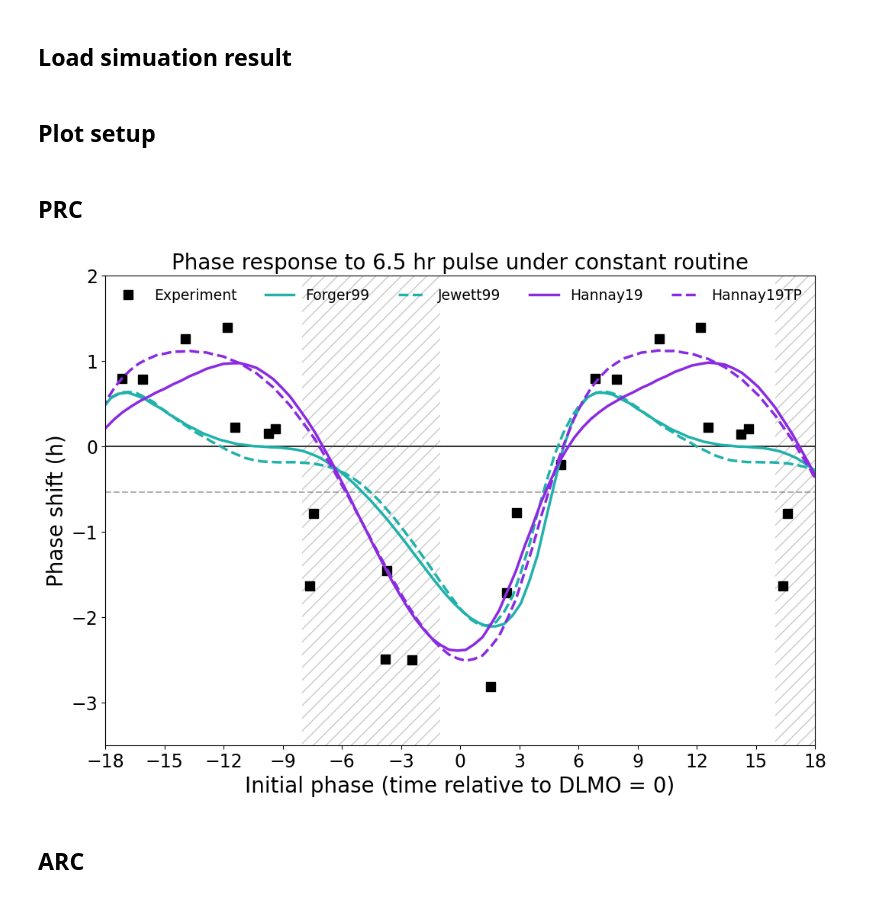
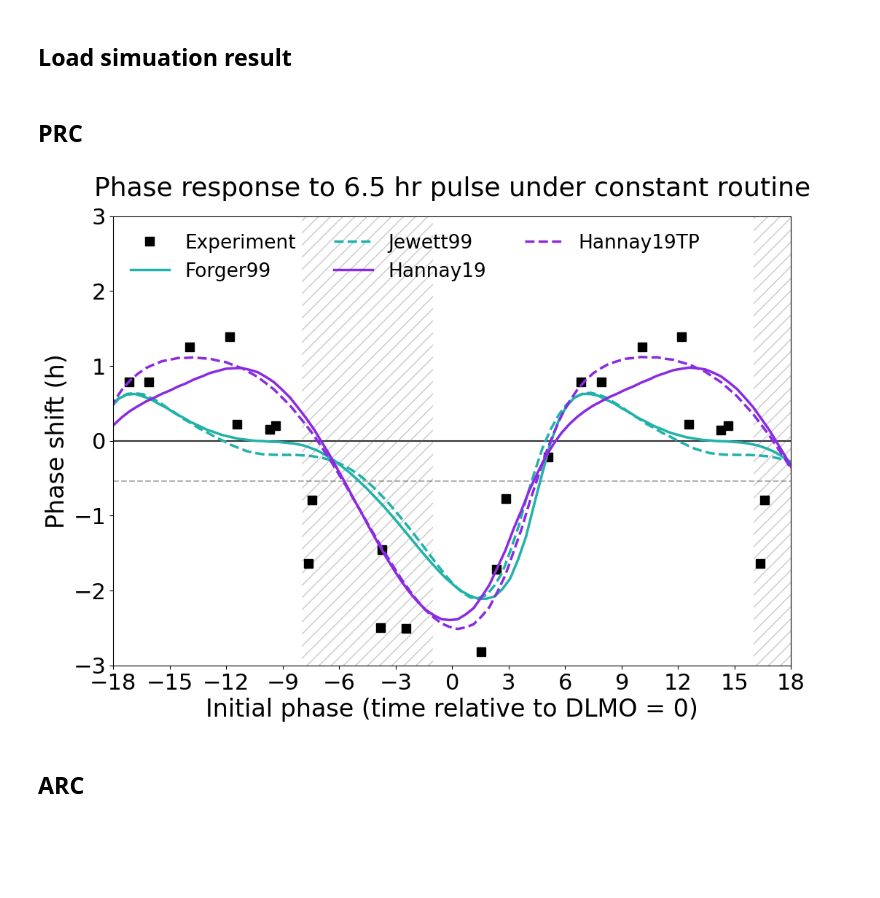
Before and after one commit to Arcascope/amplitude-simulations, a Jupyter notebook: amplitude_boost_plots.ipynb, the cells around one changed output. Drawn from its saved outputs; the diff is of its cells as text; code cells hidden in the pictures; blank space fills up the shorter version.

Commit message:
increase font size, add plots to repo

```diff
--- a/amplitude_boost_plots.ipynb
+++ b/amplitude_boost_plots.ipynb
@@ -47,6 +39,12 @@ phase_shift_offset = 0.54
 
 afternoon_start = -8  # Hours before DLMO
 afternoon_end = -1
+figsize = (12, 8)
+legend_font_size = 19
+tick_font_size = 22
+axis_label_font_size = 24
+title_font_size = 26
+title_pad = 20
 # %% [markdown]
 ## PRC
 # %%
@@ -186,67 +188,53 @@ model_list = simulation_result['model_list']
 pulse_num = simulation_result['pulse_num']
 first_constant_routine_duration = simulation_result['first_constant_routine_duration']
 pulse_duration = simulation_result['pulse_duration']
-# %% [markdown]
-## Plot setup
-# %%
-colors = {
-    'Forger99': 'lightseagreen',
-    'Jewett99': 'lightseagreen',
-    'Hannay19': 'blueviolet',
-    'Hannay19TP': 'blueviolet',
-}
-linestyles = {
-    'Forger99': '-',
-    'Jewett99': '--',
-    'Hannay19': '-',
-    'Hannay19TP': '--',
-}
-phase_shift_offset = 0.54
 # %% [markdown]
 ## PRC
 # %%
-fig, ax = plt.subplots(1, 1, figsize=(12, 8))
+fig, ax = plt.subplots(1, 1, figsize=figsize)
 
 rect = patches.Rectangle((afternoon_start, -4), afternoon_end - afternoon_start, 10, linewidth=0,
                          edgecolor=[0.4, 0.4, 0.4], facecolor='none', hatch='//', alpha=0.35)
 ax.add_patch(rect)
 
 rect = patches.Rectangle((afternoon_start + 24, -4), afternoon_end - afternoon_start, 10, linewidth=0,
                          edgecolor=[0.4, 0.4, 0.4], facecolor='none', hatch='//', alpha=0.35)
 ax.add_patch(rect)
 
 # experimental data
 plt.plot(experimental_data['initial_phase'],
          experimental_data['phase_shift'], 's', markersize=8,
          label='Experiment', color='black')
 # simulation results
 for idx,model in enumerate(model_list):
     x = []
     y = simulation_result[str(model)]['phase_response'] - phase_shift_offset
     # calculate the initial phase
     for CR1_index in range(pulse_num):
         CR1_duration = first_constant_routine_duration[CR1_index]
         ## Different from Hilaire 12
         pulse_mid_time = 24*3 + 8 + CR1_duration + 8 + 8
         pulse_start_time = pulse_mid_time - pulse_duration/2
         dlmo = simulation_result[str(model)]['reference_dlmo']
         x.append(pulse_start_time - dlmo)
     plt.plot(x, y, label=str(model), lw=2.5,
              color=colors[str(model)], linestyle=linestyles[str(model)])
 # styling
 plt.axhline(y=0, color='black', zorder=0, alpha=0.8)
 plt.axhline(y=-0.54, color='black', linestyle='--', zorder=0, alpha=0.3)
-plt.xlabel('Initial phase (time relative to DLMO = 0)', fontsize=20)
-plt.ylabel('Phase shift (h)', fontsize=20)
+plt.xlabel('Initial phase (time relative to DLMO = 0)', fontsize=axis_label_font_size)
+plt.ylabel('Phase shift (h)', fontsize=axis_label_font_size)
 plt.xlim(-18, 18)
-plt.ylim(-3.5, 2)
-plt.xticks(np.linspace(-18, 18, 13), fontsize=17)
-plt.yticks(fontsize=17)
-plt.legend(fontsize=13.5, frameon=False, ncol=5)
-plt.title("Phase response to 6.5 hr pulse under constant routine", fontsize=20)
+plt.ylim(-3, 3)
+plt.xticks(np.linspace(-18, 18, 13), fontsize=tick_font_size)
+plt.yticks(fontsize=tick_font_size)
+plt.legend(fontsize=legend_font_size, frameon=False, ncol=3)
+plt.title("Phase response to 6.5 hr pulse under constant routine", fontsize=title_font_size,
+          pad=title_pad)
+plt.savefig('outputs/Figure_1C.png', dpi=300, bbox_inches='tight')
 plt.show()
 # %% [output]
-[figure, old version]
+[figure, new version]
 # %% [markdown]
 ## ARC
 # %%
```
Also changed, not shown: parts of 5 cells of this notebook, 4 other files.
